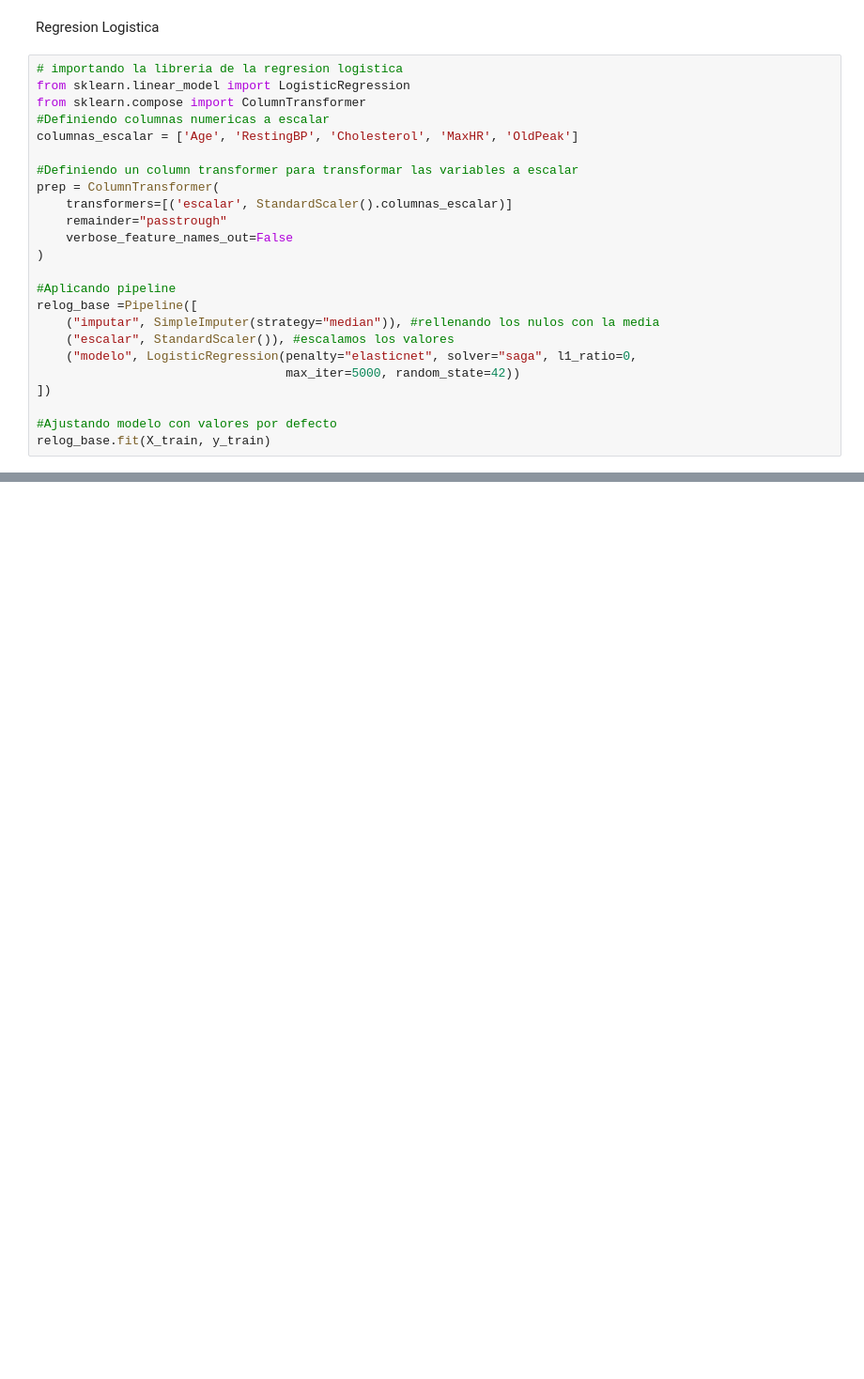
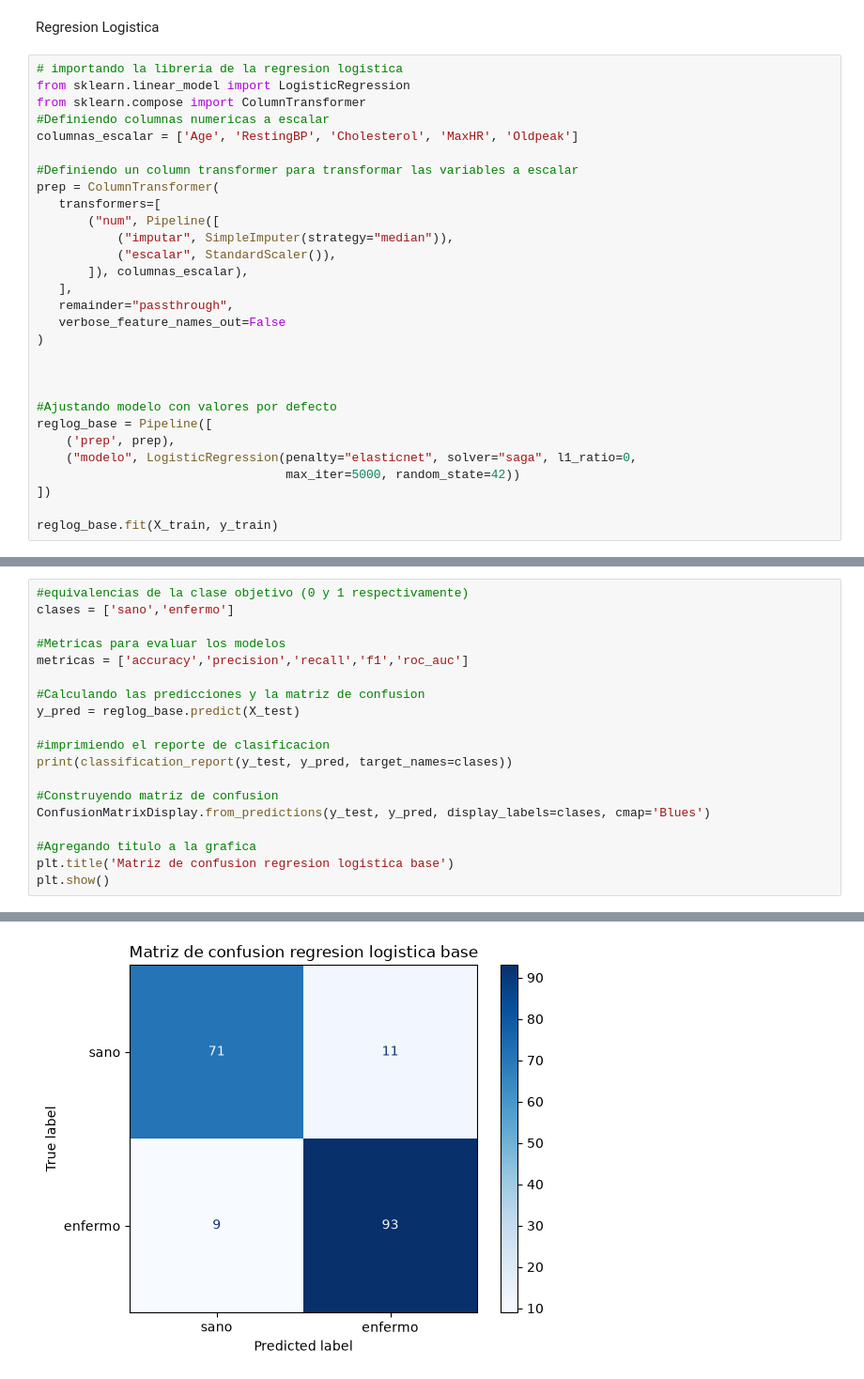
Before and after one commit to Efredo19/Practicas_IA, a Jupyter notebook: Parcial2/Practica0510.ipynb, the cells around one changed output, grey strips where cells are left out. Shown at 94% size. Saved outputs shown, nothing was run; the diff lists cells and outputs as text; blank space fills up the shorter version.

```diff
--- a/Parcial2/Practica0510.ipynb
+++ b/Parcial2/Practica0510.ipynb
@@ -196,23 +196,28 @@ Regresion Logistica
 from sklearn.linear_model import LogisticRegression
 from sklearn.compose import ColumnTransformer
 #Definiendo columnas numericas a escalar
-columnas_escalar = ['Age', 'RestingBP', 'Cholesterol', 'MaxHR', 'OldPeak']
+columnas_escalar = ['Age', 'RestingBP', 'Cholesterol', 'MaxHR', 'Oldpeak']
 
 #Definiendo un column transformer para transformar las variables a escalar
 prep = ColumnTransformer(
-    transformers=[('escalar', StandardScaler().columnas_escalar)]
-    remainder="passtrough"
-    verbose_feature_names_out=False
+   transformers=[
+       ("num", Pipeline([
+           ("imputar", SimpleImputer(strategy="median")),
+           ("escalar", StandardScaler()),
+       ]), columnas_escalar),
+   ],
+   remainder="passthrough",
+   verbose_feature_names_out=False
 )
 
-#Aplicando pipeline
-relog_base =Pipeline([
-    ("imputar", SimpleImputer(strategy="median")), #rellenando los nulos con la media
-    ("escalar", StandardScaler()), #escalamos los valores
+
+
+#Ajustando modelo con valores por defecto
+reglog_base = Pipeline([
+    ('prep', prep),
     ("modelo", LogisticRegression(penalty="elasticnet", solver="saga", l1_ratio=0,
                                   max_iter=5000, random_state=42))
 ])
 
-#Ajustando modelo con valores por defecto
-relog_base.fit(X_train, y_train)
+reglog_base.fit(X_train, y_train)
 # %% [output]
@@ -222,3 +236,23 @@ Pipeline(steps=[('imputar', SimpleImputer(strategy='median')),
                  LogisticRegression(l1_ratio=0, max_iter=5000,
                                     penalty='elasticnet', random_state=42,
                                     solver='saga'))])
+# %%
+#equivalencias de la clase objetivo (0 y 1 respectivamente)
+clases = ['sano','enfermo']
+
+#Metricas para evaluar los modelos
+metricas = ['accuracy','precision','recall','f1','roc_auc']
+
+#Calculando las predicciones y la matriz de confusion
+y_pred = reglog_base.predict(X_test)
+
+#imprimiendo el reporte de clasificacion
+print(classification_report(y_test, y_pred, target_names=clases))
+
+#Construyendo matriz de confusion
+ConfusionMatrixDisplay.from_predictions(y_test, y_pred, display_labels=clases, cmap='Blues')
+
+#Agregando titulo a la grafica
+plt.title('Matriz de confusion regresion logistica base')
+plt.show()
+# %% [output]
@@ -224,0 +267 @@ Pipeline(steps=[('imputar', SimpleImputer(strategy='median')),
+[figure, added]
```
Also changed, not shown: parts of 19 cells of this notebook.
